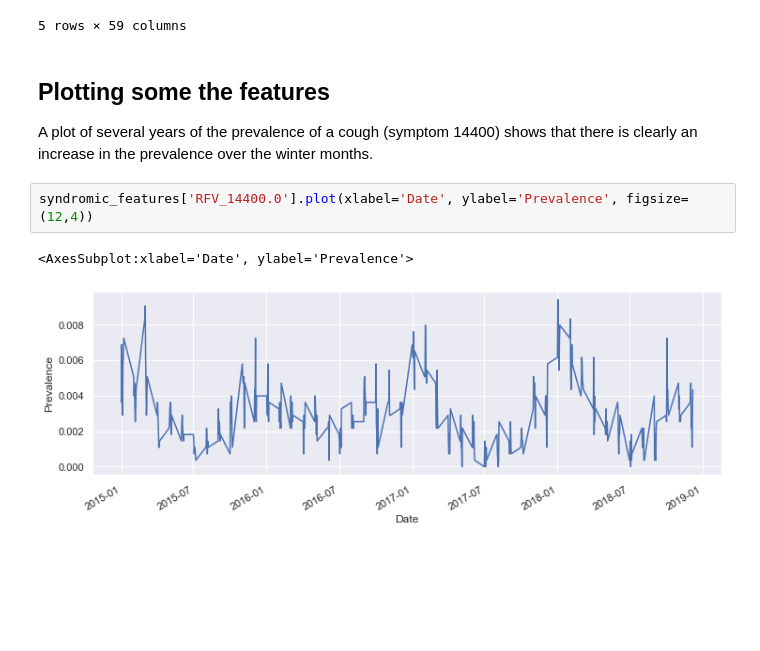
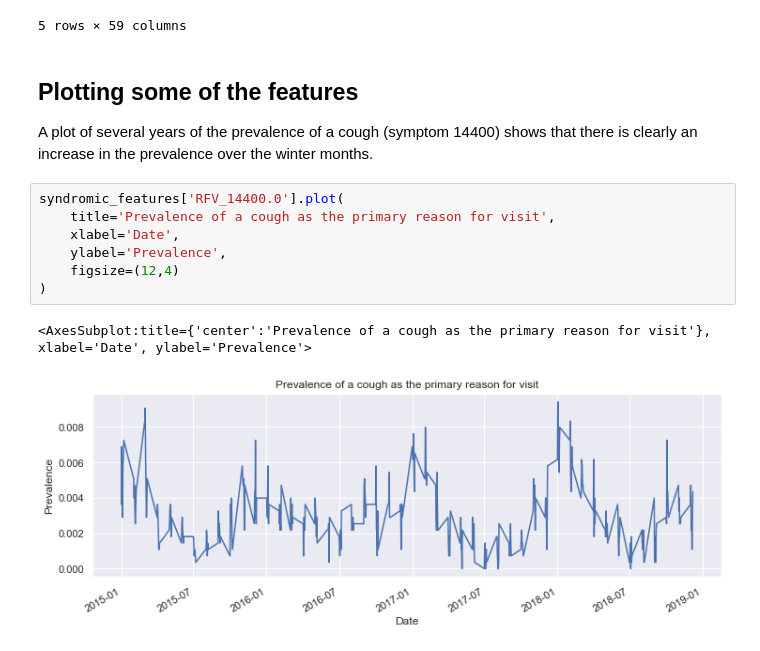
Before and after one commit to DonTron-prog/NHAMCS, a Jupyter notebook: anomaly.ipynb, the cells around one changed output. Saved outputs shown, nothing was run; the diff lists cells and outputs as text; blank space fills up the shorter version.

```diff
--- a/anomaly.ipynb
+++ b/anomaly.ipynb
@@ -100,11 +100,16 @@ syndromic_features.head()
 | 2015-01-05 | 0.000000 | 0.004260 | 0.000000 | 0.002805 | 0.005291 | 0.001887 | 0.000000 | ... |
 5 rows × 59 columns
 # %% [markdown]
-## Plotting some the features
+## Plotting some of the features
 
 A plot of several years of the prevalence of a cough (symptom 14400) shows that there is clearly an increase in the prevalence over the winter months.
 # %%
-syndromic_features['RFV_14400.0'].plot(xlabel='Date', ylabel='Prevalence', figsize=(12,4))
+syndromic_features['RFV_14400.0'].plot(
+    title='Prevalence of a cough as the primary reason for visit',
+    xlabel='Date',
+    ylabel='Prevalence',
+    figsize=(12,4)
+)
 # %% [output]
-<AxesSubplot:xlabel='Date', ylabel='Prevalence'>
+<AxesSubplot:title={'center':'Prevalence of a cough as the primary reason for visit'}, xlabel='Date', ylabel='Prevalence'>
-[figure, old version]
+[figure, new version]
```
